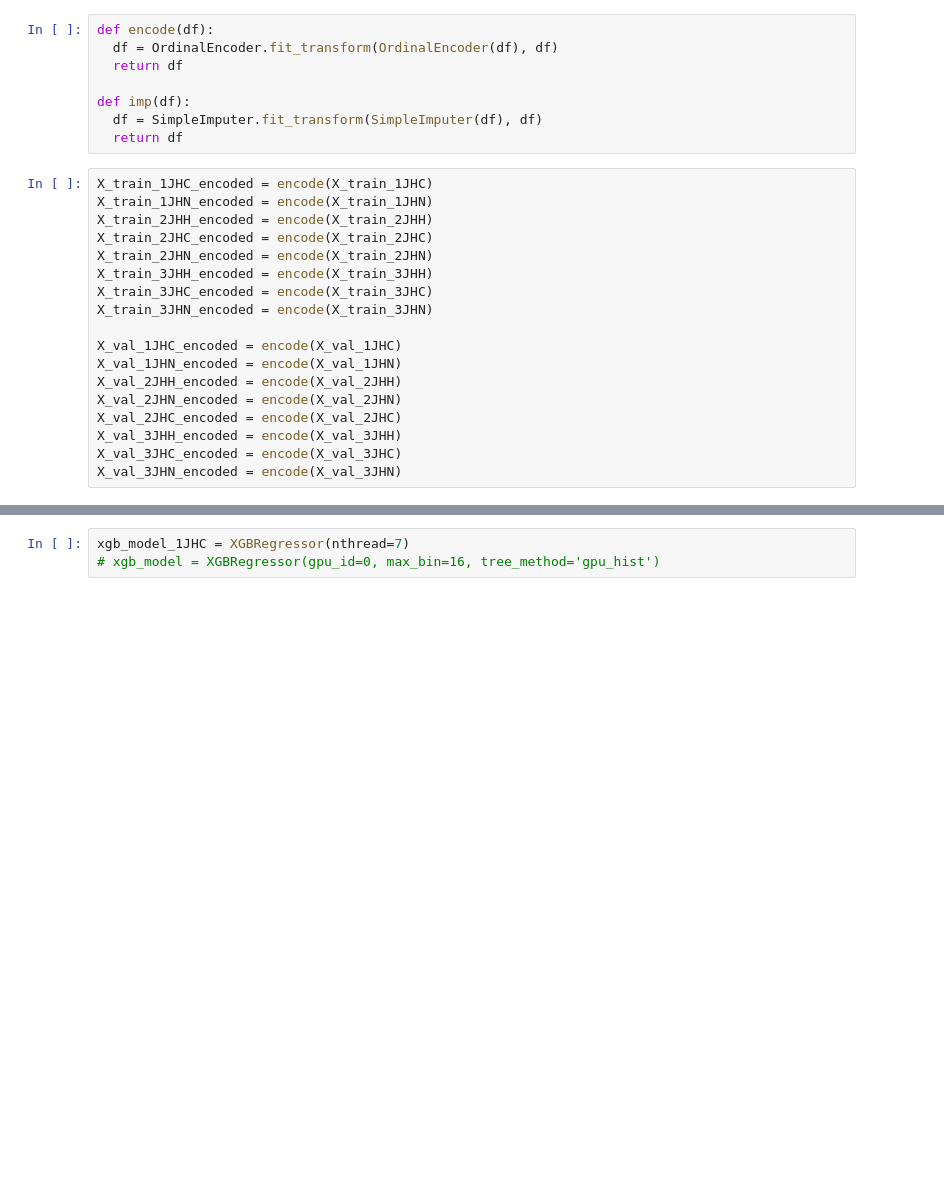
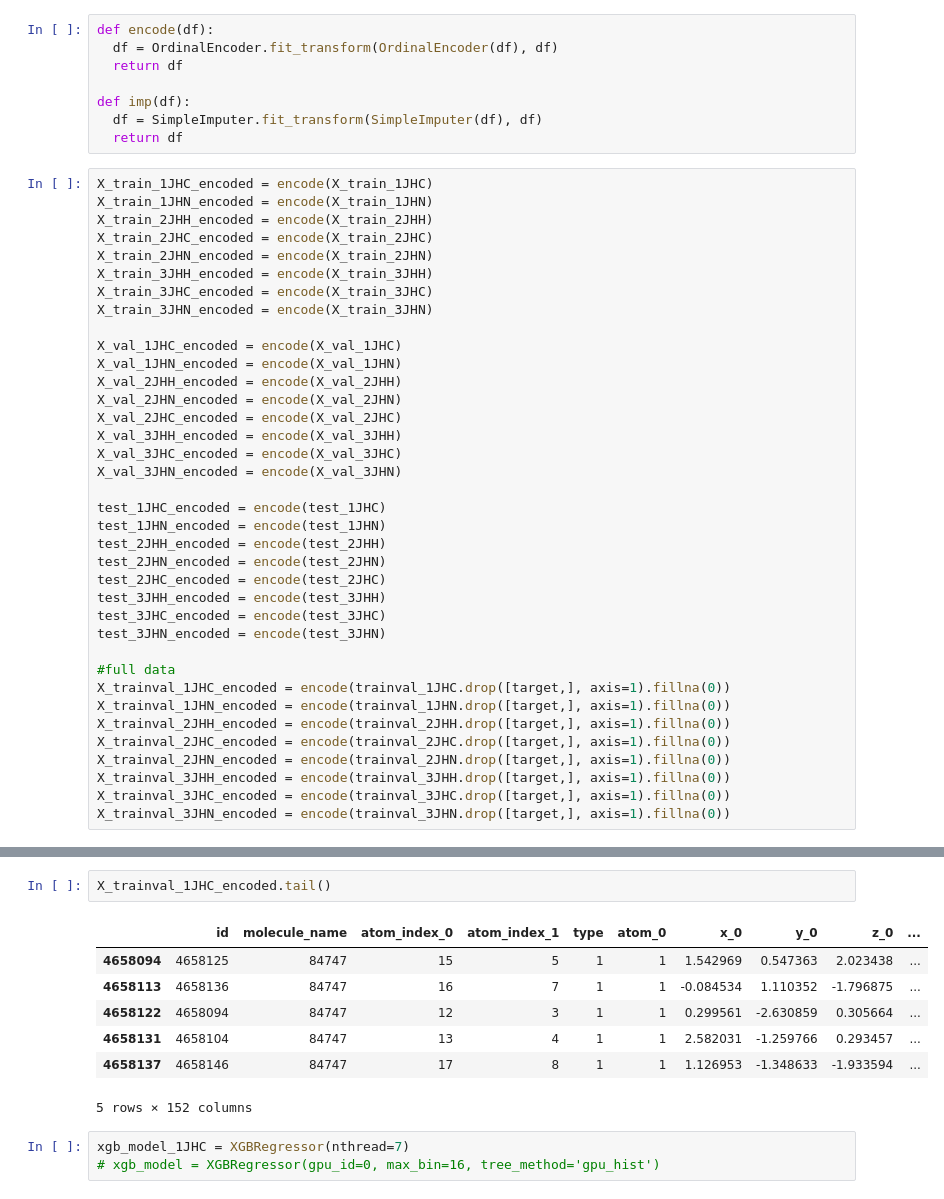
Before and after one commit to Atum19/PredictingMolecularProperties, a Jupyter notebook: all_data.ipynb, the cells around one changed output, grey strips where cells are left out. Drawn from its saved outputs; the diff is of its cells as text; blank space fills up the shorter version.

```diff
--- a/all_data.ipynb
+++ b/all_data.ipynb
@@ -908,3 +972,22 @@ X_val_2JHC_encoded = encode(X_val_2JHC)
 X_val_3JHH_encoded = encode(X_val_3JHH)
 X_val_3JHC_encoded = encode(X_val_3JHC)
 X_val_3JHN_encoded = encode(X_val_3JHN)
+
+test_1JHC_encoded = encode(test_1JHC)
+test_1JHN_encoded = encode(test_1JHN)
+test_2JHH_encoded = encode(test_2JHH)
+test_2JHN_encoded = encode(test_2JHN)
+test_2JHC_encoded = encode(test_2JHC)
+test_3JHH_encoded = encode(test_3JHH)
+test_3JHC_encoded = encode(test_3JHC)
+test_3JHN_encoded = encode(test_3JHN)
+
+#full data
+X_trainval_1JHC_encoded = encode(trainval_1JHC.drop([target,], axis=1).fillna(0))
+X_trainval_1JHN_encoded = encode(trainval_1JHN.drop([target,], axis=1).fillna(0))
+X_trainval_2JHH_encoded = encode(trainval_2JHH.drop([target,], axis=1).fillna(0))
+X_trainval_2JHC_encoded = encode(trainval_2JHC.drop([target,], axis=1).fillna(0))
+X_trainval_2JHN_encoded = encode(trainval_2JHN.drop([target,], axis=1).fillna(0))
+X_trainval_3JHH_encoded = encode(trainval_3JHH.drop([target,], axis=1).fillna(0))
+X_trainval_3JHC_encoded = encode(trainval_3JHC.drop([target,], axis=1).fillna(0))
+X_trainval_3JHN_encoded = encode(trainval_3JHN.drop([target,], axis=1).fillna(0))
@@ -913,3 +1013,13 @@ X_train_1JHC_encoded.head()
+# %%
+X_trainval_1JHC_encoded.tail()
+# %% [output]
+|  | id | molecule_name | atom_index_0 | atom_index_1 | type | atom_0 | x_0 | y_0 | z_0 | ... |
+| 4658094 | 4658125 | 84747 | 15 | 5 | 1 | 1 | 1.542969 | 0.547363 | 2.023438 | ... |
+| 4658113 | 4658136 | 84747 | 16 | 7 | 1 | 1 | -0.084534 | 1.110352 | -1.796875 | ... |
+| 4658122 | 4658094 | 84747 | 12 | 3 | 1 | 1 | 0.299561 | -2.630859 | 0.305664 | ... |
+| 4658131 | 4658104 | 84747 | 13 | 4 | 1 | 1 | 2.582031 | -1.259766 | 0.293457 | ... |
+| 4658137 | 4658146 | 84747 | 17 | 8 | 1 | 1 | 1.126953 | -1.348633 | -1.933594 | ... |
+5 rows × 152 columns
 # %%
 xgb_model_1JHC = XGBRegressor(nthread=7)
 # xgb_model = XGBRegressor(gpu_id=0, max_bin=16, tree_method='gpu_hist')
```
Also changed, not shown: parts of 82 cells of this notebook.
